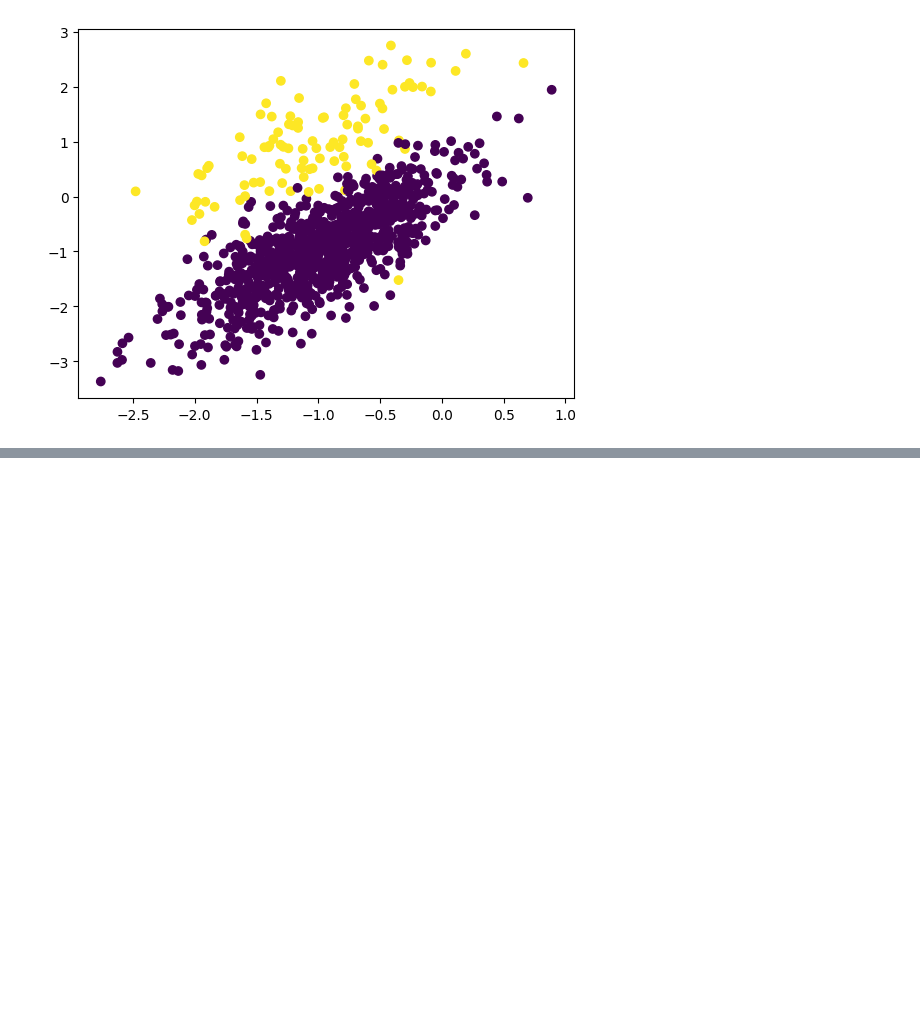
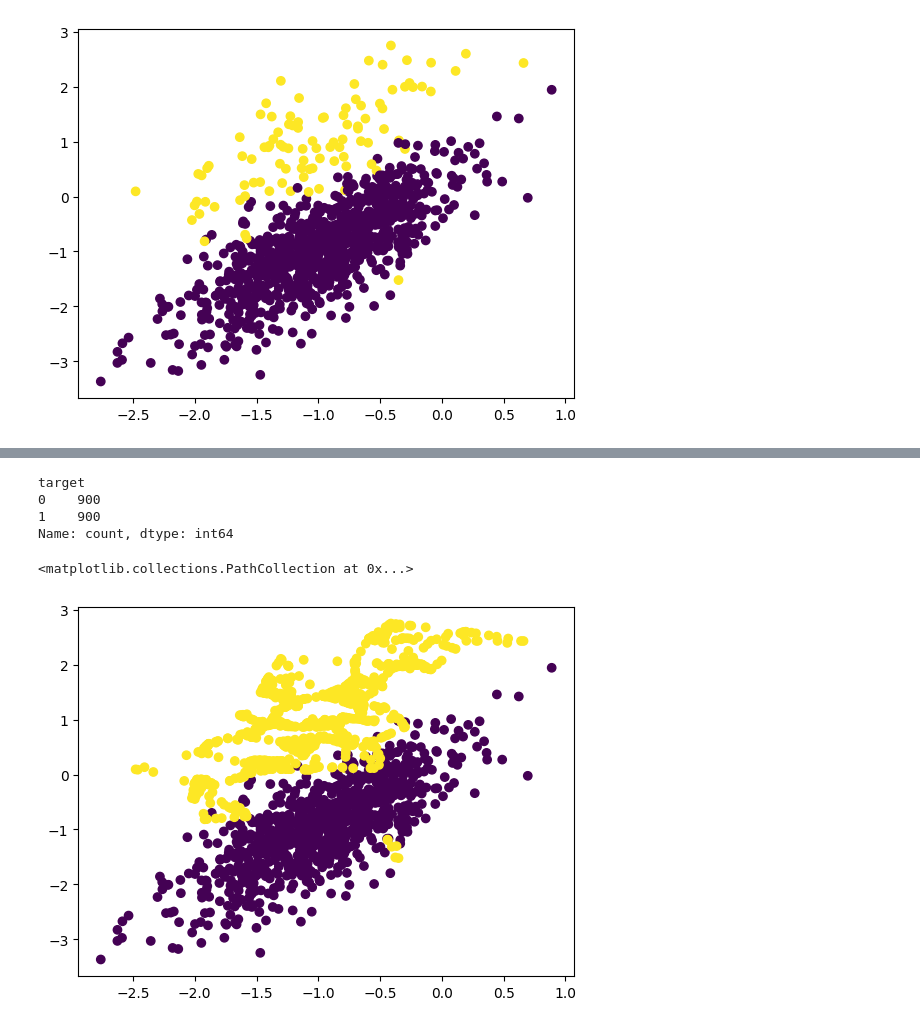
Before and after one commit to Sarvesh-10/DSMLDLCourse, a Jupyter notebook: FeatureEngineering/HandlingImbalancedDataUsingSMOTE.ipynb, the cells around one changed output, grey strips where cells are left out. Drawn from its saved outputs; the diff is of its cells as text; code cells hidden in the pictures; blank space fills up the shorter version.

Commit message:
added SMOTE code

```diff
--- a/FeatureEngineering/HandlingImbalancedDataUsingSMOTE.ipynb
+++ b/FeatureEngineering/HandlingImbalancedDataUsingSMOTE.ipynb
@@ -52,0 +106,3 @@ plt.scatter(final_df['f1'],final_df['f2'],c=final_df['target'])
+# %%
+oversample = SMOTE()
+X,y=oversample.fit_resample(final_df[['f1','f2']],final_df['target'])
@@ -52,0 +113,6 @@ plt.scatter(final_df['f1'],final_df['f2'],c=final_df['target'])
+# %%
+df1 = pd.DataFrame(X,columns=['f1','f2'])
+df2 = pd.DataFrame(y,columns=['target'])
+# %%
+final_df = pd.concat([df1,df2],axis=1)
+final_df.head()
@@ -52,0 +126,13 @@ plt.scatter(final_df['f1'],final_df['f2'],c=final_df['target'])
+# %%
+final_df['target'].value_counts()
+# %% [output]
+target
+0    900
+1    900
+Name: count, dtype: int64
+# %%
+import matplotlib.pyplot as plt
+plt.scatter(final_df['f1'],final_df['f2'],c=final_df['target'])
+# %% [output]
+<matplotlib.collections.PathCollection at 0x...>
+[figure, added]
```
Also changed, not shown: parts of 9 cells of this notebook.
